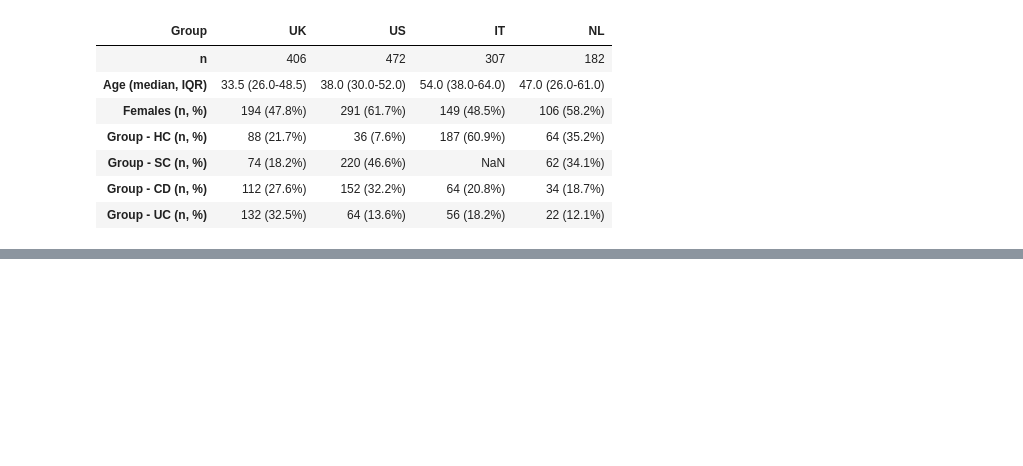
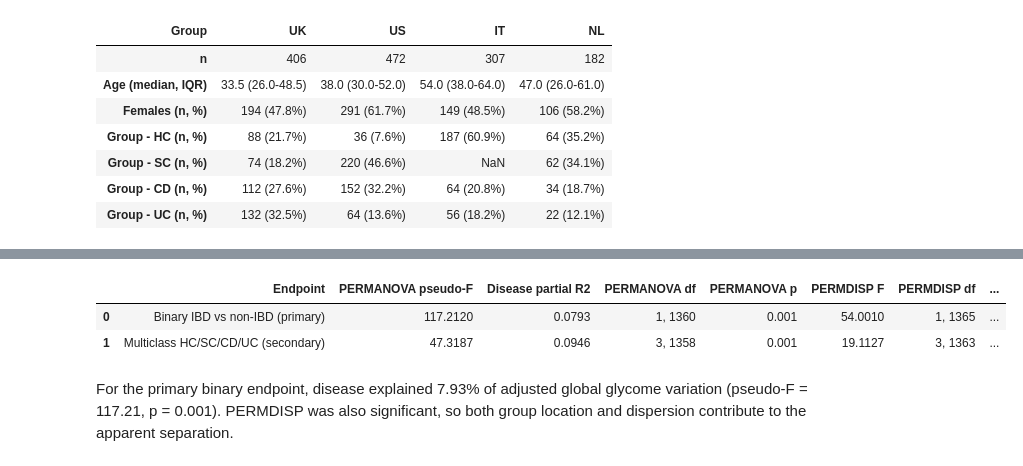
Before and after one commit to kf120/ibd-biom-glycoda, a Jupyter notebook: notebooks/01_similarity_analysis.ipynb, the cells around one changed output, grey strips where cells are left out. Drawn from its saved outputs; the diff is of its cells as text; code cells hidden in the pictures; blank space fills up the shorter version.

```diff
--- a/notebooks/01_similarity_analysis.ipynb
+++ b/notebooks/01_similarity_analysis.ipynb
@@ -179,0 +269,48 @@ _, _ = save_figure_aga_compliant(fig=fig, filename='figure S1', format='tiff', d
+# %%
+global_inference = pd.DataFrame(
+    [
+        run_global_similarity_inference(
+            binary_similarity,
+            coda_cols,
+            endpoint="Binary IBD vs non-IBD (primary)",
+            term="DISEASE",
+            covariates=PERMANOVA_COVARIATES,
+            blocks="Cohort",
+            n_permutations=N_PERMUTATIONS,
+            random_state=SEED,
+        ),
+        run_global_similarity_inference(
+            multiclass_similarity,
+            coda_cols,
+            endpoint="Multiclass HC/SC/CD/UC (secondary)",
+            term="DISEASE",
+            covariates=PERMANOVA_COVARIATES,
+            blocks="Cohort",
+            n_permutations=N_PERMUTATIONS,
+            random_state=SEED,
+        ),
+    ]
+)
+display(global_inference.round(4))
+
+binary_result = global_inference.iloc[0]
+dispersion_description = (
+    "PERMDISP was also significant, so both group location and dispersion "
+    "contribute to the apparent separation."
+    if binary_result["PERMDISP p"] < 0.05
+    else "PERMDISP was not significant, providing no evidence that unequal "
+    "dispersion explains the separation."
+)
+display(
+    Markdown(
+        "For the primary binary endpoint, disease explained "
+        f"{100 * binary_result['Disease partial R2']:.2f}% of adjusted global "
+        f"glycome variation (pseudo-F = {binary_result['PERMANOVA pseudo-F']:.2f}, "
+        f"p = {binary_result['PERMANOVA p']:.3f}). {dispersion_description}"
+    )
+)
+# %% [output]
+|  | Endpoint | PERMANOVA pseudo-F | Disease partial R2 | PERMANOVA df | PERMANOVA p | PERMDISP F | PERMDISP df | ... |
+| 0 | Binary IBD vs non-IBD (primary) | 117.2120 | 0.0793 | 1, 1360 | 0.001 | 54.0010 | 1, 1365 | ... |
+| 1 | Multiclass HC/SC/CD/UC (secondary) | 47.3187 | 0.0946 | 3, 1358 | 0.001 | 19.1127 | 3, 1363 | ... |
+For the primary binary endpoint, disease explained 7.93% of adjusted global glycome variation (pseudo-F = 117.21, p = 0.001). PERMDISP was also significant, so both group location and dispersion contribute to the apparent separation.
```
Also changed, not shown: parts of 16 cells of this notebook.
